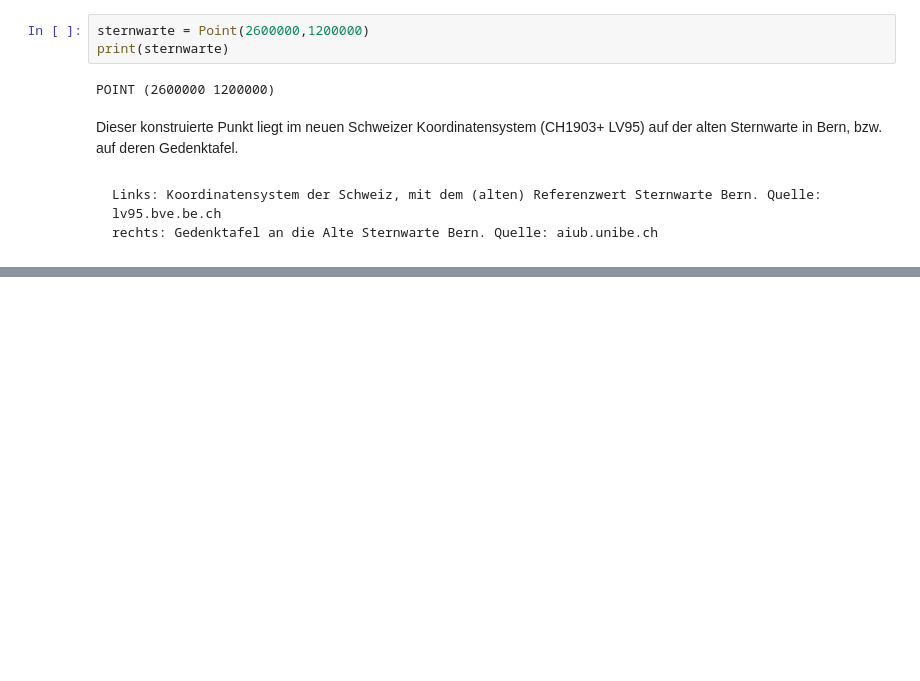
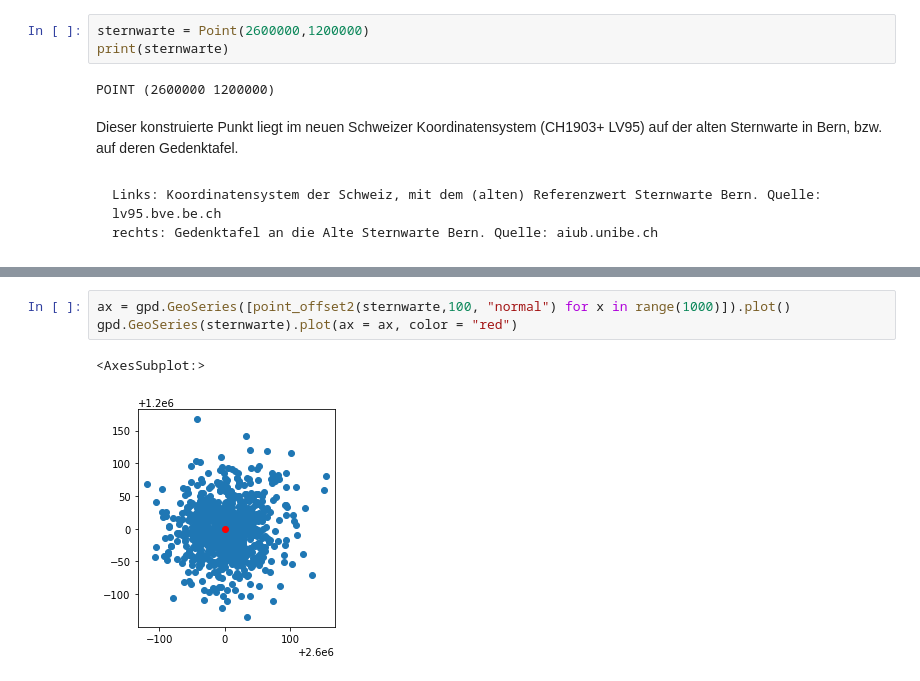
Before and after one commit to ratnavis/codingingis, a Jupyter notebook: 02_04_Einzelpunkt_Verschieben.ipynb, the cells around one changed output, grey strips where cells are left out. Drawn from its saved outputs; the diff is of its cells as text; blank space fills up the shorter version.

```diff
--- a/02_04_Einzelpunkt_Verschieben.ipynb
+++ b/02_04_Einzelpunkt_Verschieben.ipynb
@@ -35,0 +136,6 @@ Hinweis: Die Antwort ist verblüffend einfach. Verbringe nicht allzu viel Zeit m
+# %%
+ax = gpd.GeoSeries([point_offset2(sternwarte,100, "normal") for x in range(1000)]).plot()
+gpd.GeoSeries(sternwarte).plot(ax = ax, color = "red")
+# %% [output]
+<AxesSubplot:>
+[figure, added]
```
Also changed, not shown: parts of 12 cells of this notebook, 10 other files.
